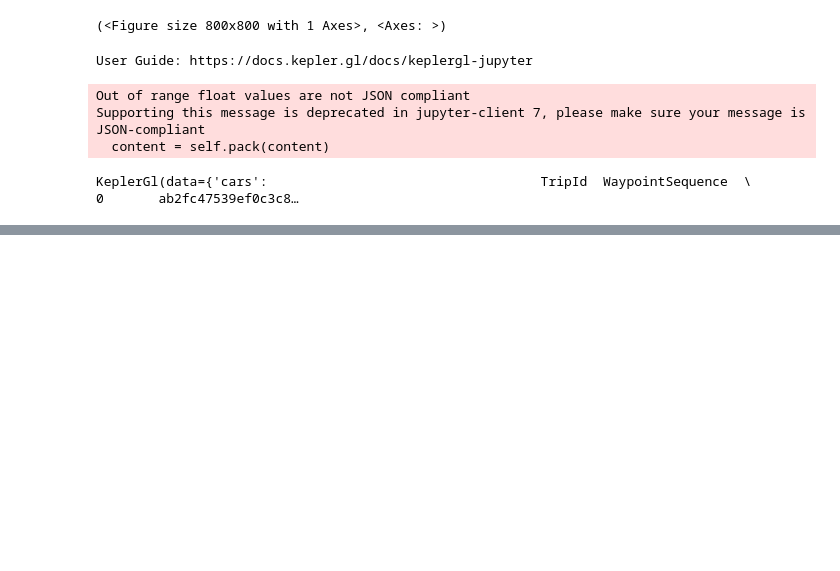
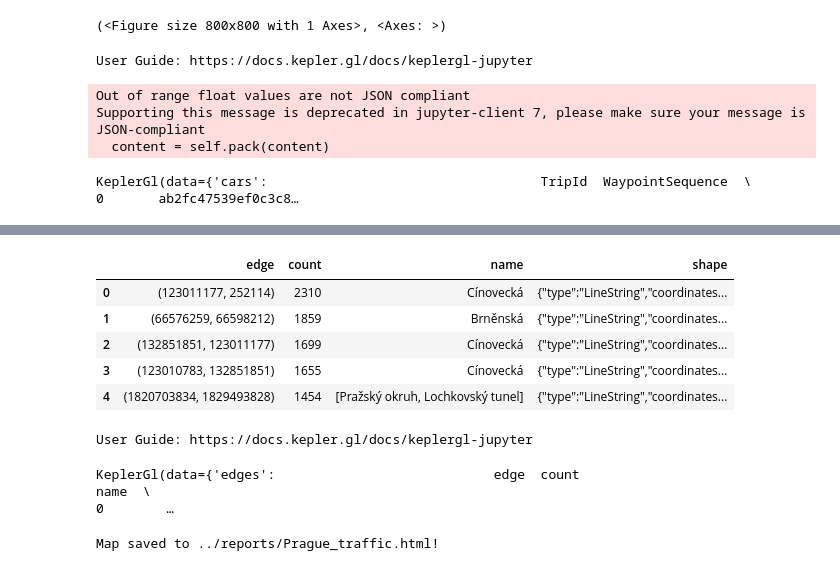
Before and after one commit to DKSR-CI/ci_city_mission_prague_2024, a Jupyter notebook: usecase_mobility/notebooks/FCD_1.ipynb, the cells around one changed output, grey strips where cells are left out. Saved outputs shown, nothing was run; the diff lists cells and outputs as text; code cells hidden in the pictures; blank space fills up the shorter version.

```diff
--- a/usecase_mobility/notebooks/FCD_1.ipynb
+++ b/usecase_mobility/notebooks/FCD_1.ipynb
@@ -114,0 +188,12 @@ KeyboardInterrupt:
+# %%
+edge_count = df_edge['edge'].value_counts().reset_index()
+edge_count = pd.merge(edge_count,name_shape_df,how='inner',on='edge')
+edge_count['shape'] = edge_count['shape'].apply(lambda x: to_geojson(x))
+edge_count.head()
+# %% [output]
+|  | edge | count | name | shape |
+| 0 | (123011177, 252114) | 2310 | Cínovecká | {"type":"LineString","coordinates... |
+| 1 | (66576259, 66598212) | 1859 | Brněnská | {"type":"LineString","coordinates... |
+| 2 | (132851851, 123011177) | 1699 | Cínovecká | {"type":"LineString","coordinates... |
+| 3 | (123010783, 132851851) | 1655 | Cínovecká | {"type":"LineString","coordinates... |
+| 4 | (1820703834, 1829493828) | 1454 | [Pražský okruh, Lochkovský tunel] | {"type":"LineString","coordinates... |
@@ -114,0 +202,11 @@ KeyboardInterrupt:
+# %%
+map_1 = KeplerGl(height=600,data={'edges':edge_count})
+map_1
+# %% [output]
+User Guide: https://docs.kepler.gl/docs/keplergl-jupyter
+KeplerGl(data={'edges':                            edge  count                               name  \
+0        …
+# %%
+map_1.save_to_html(file_name='../reports/Prague_traffic.html')
+# %% [output]
+Map saved to ../reports/Prague_traffic.html!
```
Also changed, not shown: parts of 13 cells of this notebook, 3 other files.
